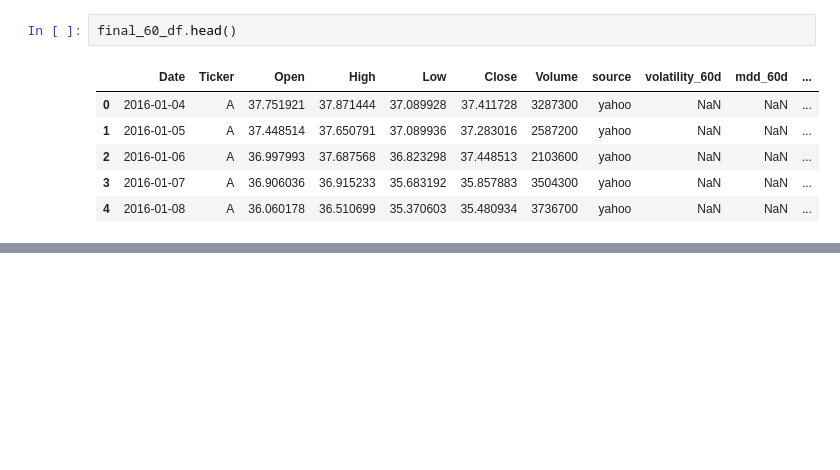
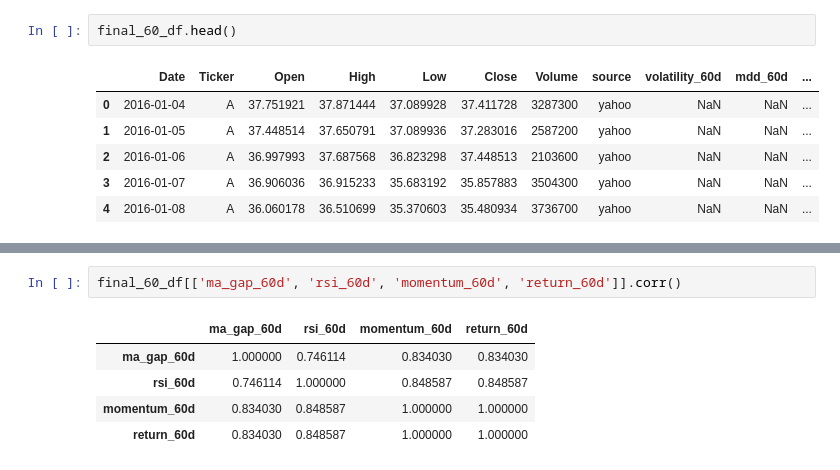
Before and after one commit to higenie22/stock-to-rich-Mid-project, a Jupyter notebook: notebooks/02_preprocessing.ipynb, the cells around one changed output, grey strips where cells are left out. Saved outputs shown, nothing was run; the diff lists cells and outputs as text; blank space fills up the shorter version.

```diff
--- a/notebooks/02_preprocessing.ipynb
+++ b/notebooks/02_preprocessing.ipynb
@@ -123,0 +161,8 @@ final_120_df.tail()
+# %%
+final_60_df[['ma_gap_60d', 'rsi_60d', 'momentum_60d', 'return_60d']].corr()
+# %% [output]
+|  | ma_gap_60d | rsi_60d | momentum_60d | return_60d |
+| ma_gap_60d | 1.000000 | 0.746114 | 0.834030 | 0.834030 |
+| rsi_60d | 0.746114 | 1.000000 | 0.848587 | 0.848587 |
+| momentum_60d | 0.834030 | 0.848587 | 1.000000 | 1.000000 |
+| return_60d | 0.834030 | 0.848587 | 1.000000 | 1.000000 |
```
Also changed, not shown: parts of 8 cells of this notebook, 2 other files.
